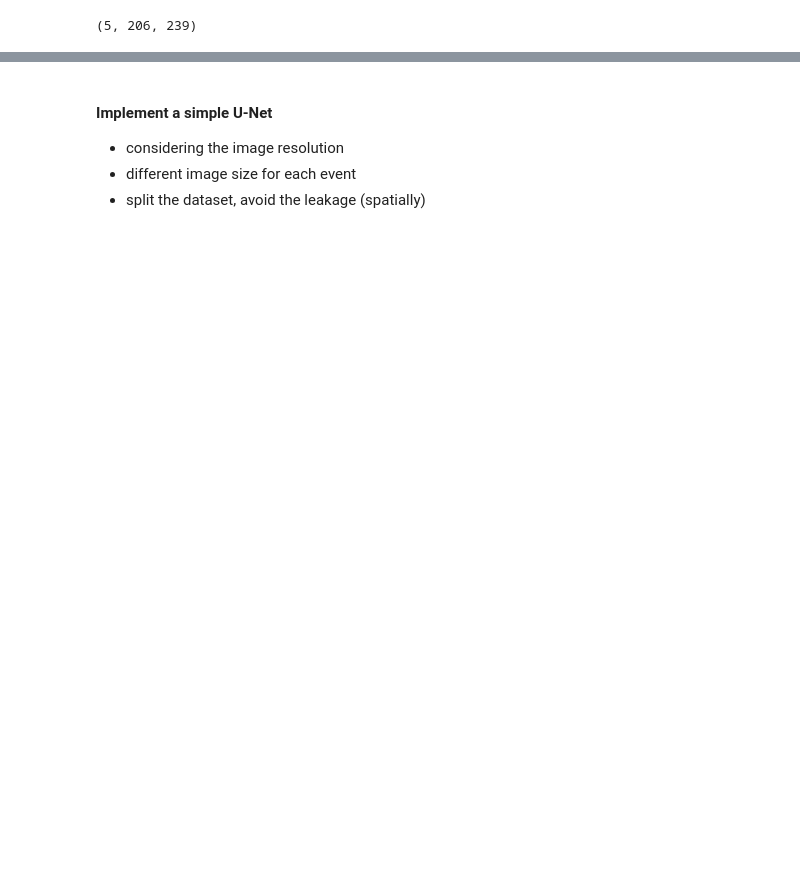
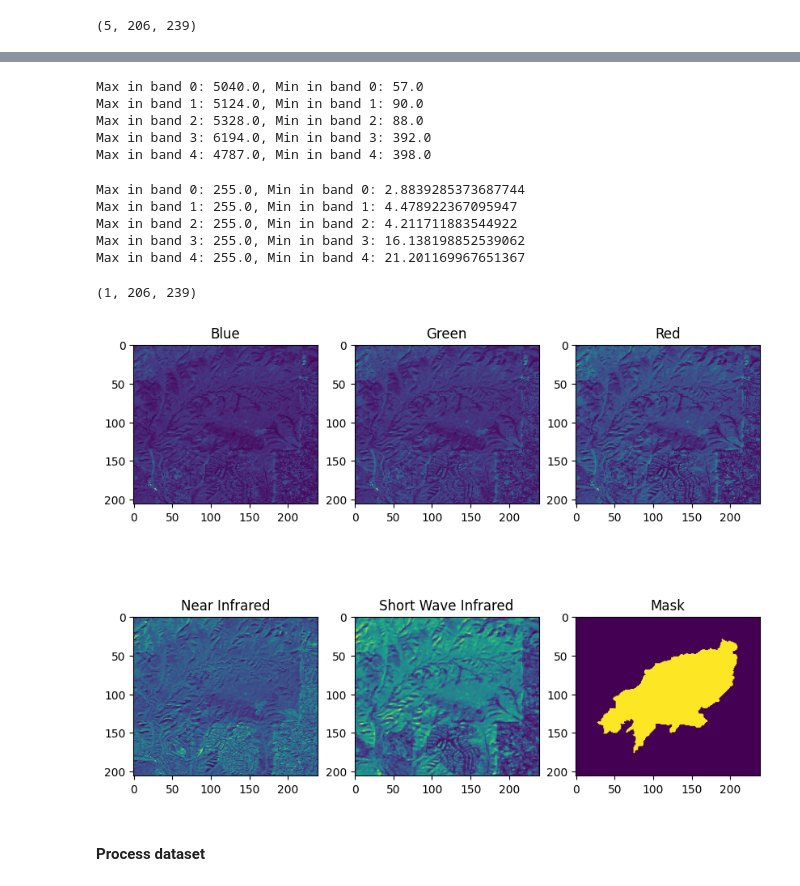
Before and after one commit to Runan-Duan/Wildfire_Detection, a Jupyter notebook: prepare_dataset.ipynb, the cells around one changed output, grey strips where cells are left out. Saved outputs shown, nothing was run; the diff lists cells and outputs as text; code cells hidden in the pictures; blank space fills up the shorter version.

```diff
--- a/prepare_dataset.ipynb
+++ b/prepare_dataset.ipynb
@@ -15,3 +73,51 @@ bands.shape
+# %%
+with rio.open(out_file) as f:
+    bands = f.read()
+    for i in range(5):
+        print(f"Max in band {i}: {np.max(bands[i])}, Min in band {i}: {np.min(bands[i])}")
+# %% [output]
+Max in band 0: 5040.0, Min in band 0: 57.0
+Max in band 1: 5124.0, Min in band 1: 90.0
+Max in band 2: 5328.0, Min in band 2: 88.0
+Max in band 3: 6194.0, Min in band 3: 392.0
+Max in band 4: 4787.0, Min in band 4: 398.0
+# %%
+# Scale the value to range [0, 255]
+for i in range(5):
+    bands[i] *= (255.0 / np.max(bands[i]))
+    print(f"Max in band {i}: {np.max(bands[i])}, Min in band {i}: {np.min(bands[i])}")
+# %% [output]
+Max in band 0: 255.0, Min in band 0: 2.8839285373687744
+Max in band 1: 255.0, Min in band 1: 4.478922367095947
+Max in band 2: 255.0, Min in band 2: 4.211711883544922
+Max in band 3: 255.0, Min in band 3: 16.138198852539062
+Max in band 4: 255.0, Min in band 4: 21.201169967651367
+# %%
+mask_file = r"KENNETH_20250109_mask.tif"
+# %%
+with rio.open(mask_file) as m:
+    mask = m.read()
+# %%
+mask.shape
+# %% [output]
+(1, 206, 239)
+# %%
+fig, ax = plt.subplots(2, 3, figsize=(10, 8))
+ax[0, 0].imshow(bands[0], )
+ax[0, 0].set_title("Blue")
+ax[0, 1].imshow(bands[1])
+ax[0, 1].set_title("Green")
+ax[0, 2].imshow(bands[2])
+ax[0, 2].set_title("Red")
+ax[1, 0].imshow(bands[3])
+ax[1, 0].set_title("Near Infrared")
+ax[1, 1].imshow(bands[4])
+ax[1, 1].set_title("Short Wave Infrared")
+ax[1, 2].imshow(mask[0])
+ax[1, 2].set_title("Mask")    # 0 is the background
+plt.show()
+# %% [output]
+[figure, added]
 # %%
 import os
 import torch
@@ -21,9 +127,4 @@ from torch.utils.data import Dataset, DataLoader
 import torchvision.models as models
 import numpy as np
 # %% [markdown]
-#### Implement a simple U-Net
-
-
-* considering the image resolution
-* different image size for each event
-* split the dataset, avoid the leakage (spatially)
+#### Process dataset
```
Also changed, not shown: parts of 11 cells of this notebook, 4 other files.
